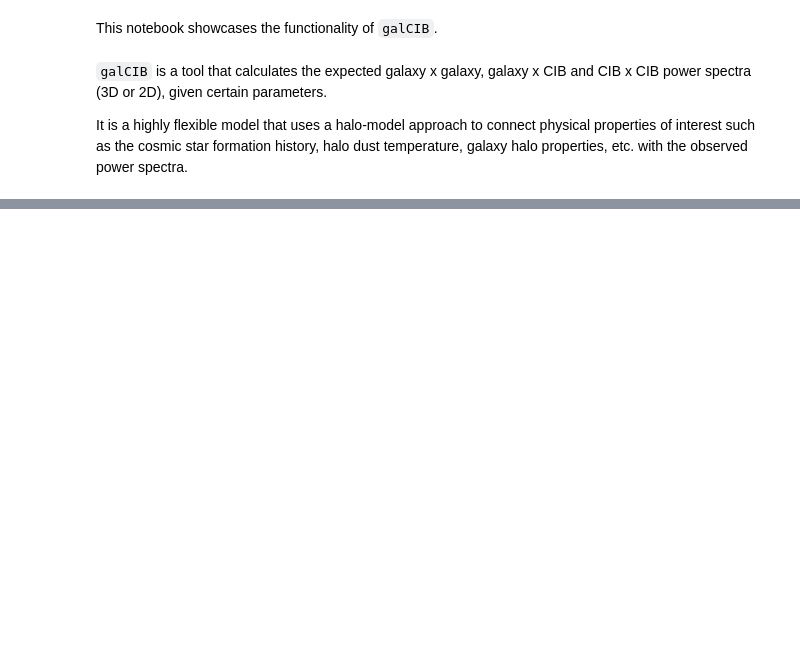
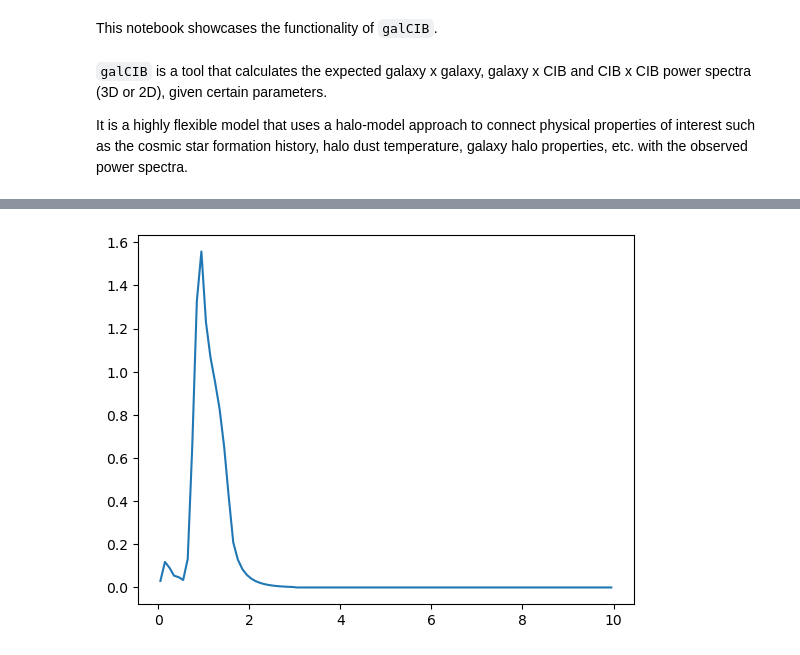
Before and after one commit to destrys/galCIB, a Jupyter notebook: notebooks/minimal.ipynb, the cells around one changed output, grey strips where cells are left out. Saved outputs shown, nothing was run; the diff lists cells and outputs as text; code cells hidden in the pictures; blank space fills up the shorter version.

```diff
--- a/notebooks/minimal.ipynb
+++ b/notebooks/minimal.ipynb
@@ -115,0 +32,16 @@ The top $6$ curves represent the CIB x CIB, the next $3$ represent galaxy X CIB
+# %%
+# Define redshift distribution
+dndz_file=np.load("/Users/tanveerk/research/Macintosh HD/Users/tkarim/research/galCIB/data/gal/dndz_extended.p",
+        allow_pickle=True)
+zs=dndz_file['zrange']
+pz=dndz_file['dndz'].mean(axis=0)
+
+zs = np.concatenate((zs,np.arange(2.85, 10.05, 0.1)[2:]))
+pz = np.concatenate((pz,np.arange(2.85, 10.05, 0.1)[2:]*0))
+
+plt.plot(zs, pz)
+
+# Define magnification bias
+mag_alpha = 2.225
+# %% [output]
+[figure, added]
```
Also changed, not shown: parts of 38 cells of this notebook.
